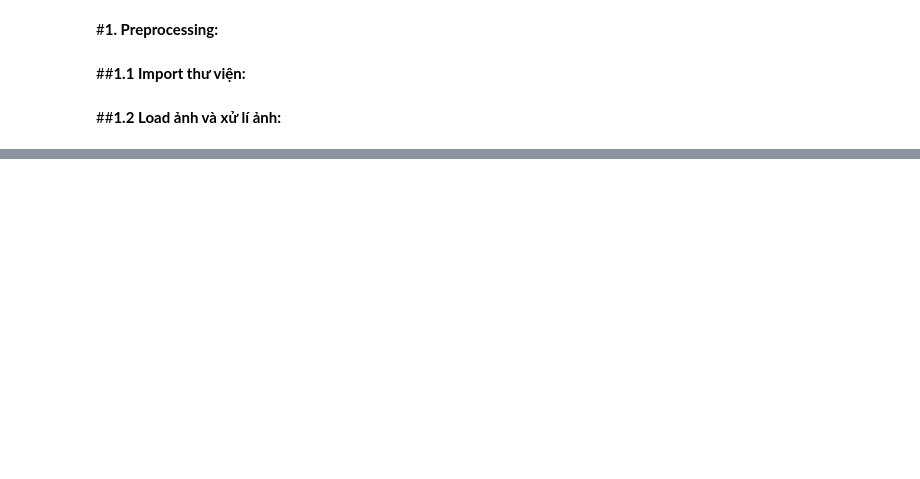
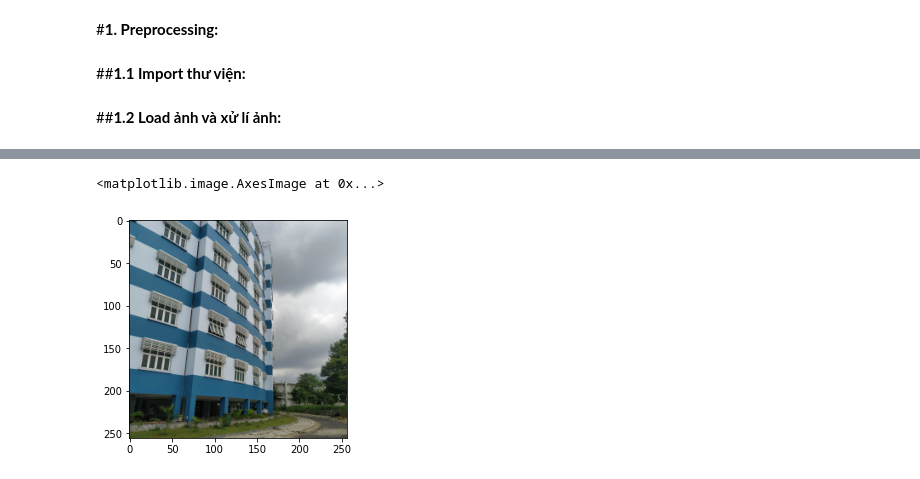
Before and after one commit to KhangTran2503/CS114.K21.KHTN, a Jupyter notebook: [Capstone Study] New_ML_FinalProject/[Capstone Study]Try_1.ipynb, the cells around one changed output, grey strips where cells are left out. Saved outputs shown, nothing was run; the diff lists cells and outputs as text; code cells hidden in the pictures; blank space fills up the shorter version.

```diff
--- a/[Capstone Study] New_ML_FinalProject/[Capstone Study]Try_1.ipynb
+++ b/[Capstone Study] New_ML_FinalProject/[Capstone Study]Try_1.ipynb
@@ -10 +41,24 @@
+# %%
+def resize_ratio(img,self_width = 256,self_height = 256,self_inter = cv2.INTER_AREA):
+    # get size of image
+    (h,w) = img.shape[:2]
+    dW = 0
+    dH = 0
+    if w < h:
+        img = imutils.resize(img,width=self_width,inter=self_inter)
+        dH = int((img.shape[0] - self_height)/2.0)
+    else:
+        img = imutils.resize(img,height=self_height,inter=self_inter)
+        dW = int((img.shape[1] - self_width)/2.0)
+
+    (h,w) = img.shape[:2]
+    img = img[dH:h - dH,dW:w - dW]
+
+    return cv2.resize(img,(self_width,self_height),interpolation=self_inter)
+# %%
+ImgTest_ratio = resize_ratio(ImgTest)
+plt.imshow(cv2.cvtColor(ImgTest_rs,cv2.COLOR_BGR2RGB))
+# %% [output]
+<matplotlib.image.AxesImage at 0x...>
+[figure, added]
 # %%
```
Also changed, not shown: parts of 14 cells of this notebook.
